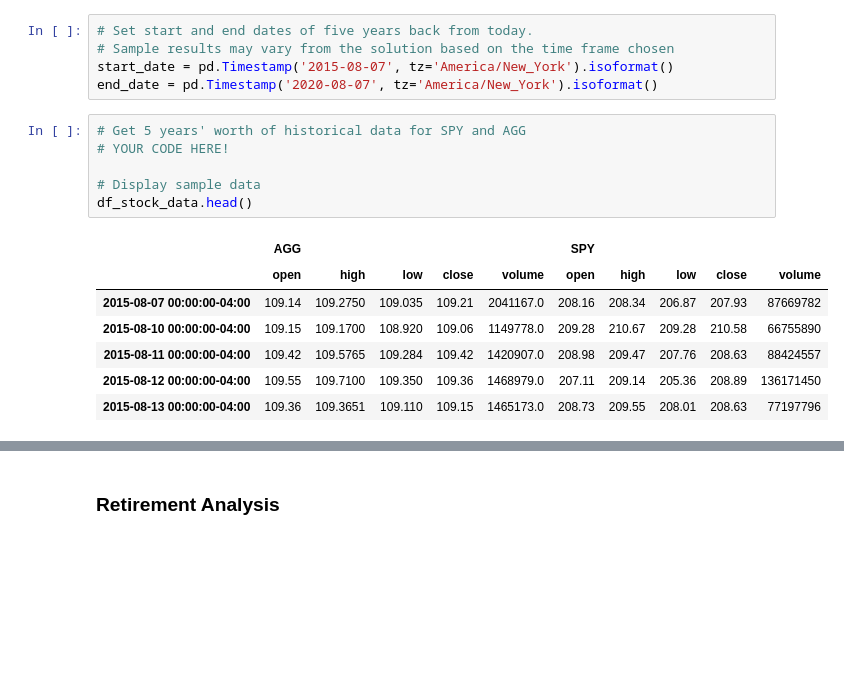
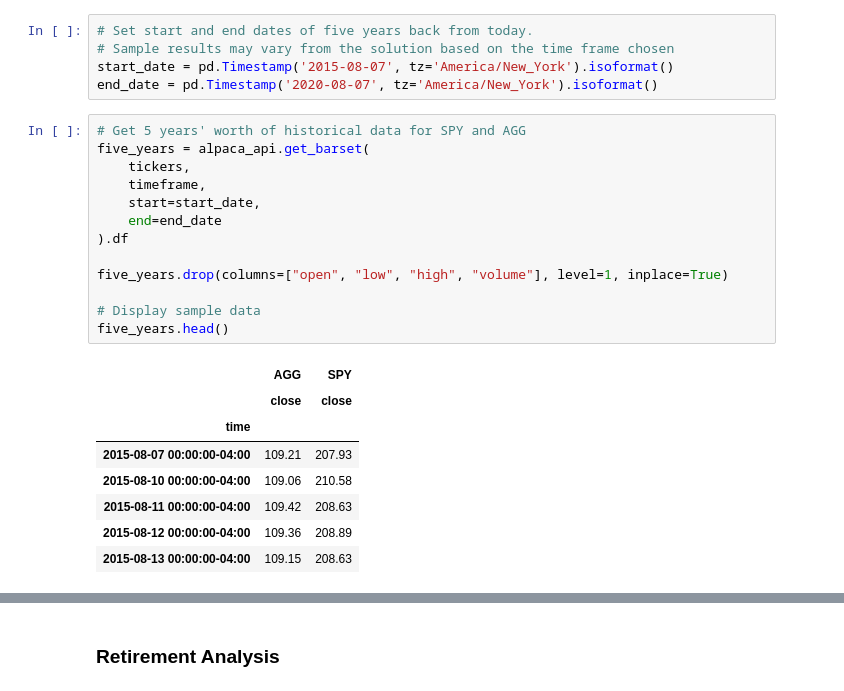
Before and after one commit to CapraRoyale/personal-finance-planning, a Jupyter notebook: financial-planner.ipynb, the cells around one changed output, grey strips where cells are left out. Cells and saved outputs as stored; diff of their text form; blank space fills up the shorter version.

```diff
--- a/financial-planner.ipynb
+++ b/financial-planner.ipynb
@@ -146,17 +167,25 @@ start_date = pd.Timestamp('2015-08-07', tz='America/New_York').isoformat()
 end_date = pd.Timestamp('2020-08-07', tz='America/New_York').isoformat()
 # %%
 # Get 5 years' worth of historical data for SPY and AGG
-# YOUR CODE HERE!
+five_years = alpaca_api.get_barset(
+    tickers,
+    timeframe,
+    start=start_date,
+    end=end_date
+).df
+
+five_years.drop(columns=["open", "low", "high", "volume"], level=1, inplace=True)
 
 # Display sample data
-df_stock_data.head()
+five_years.head()
 # %% [output]
-|  | AGG |  |  |  |  | SPY |  |  |  |  |
-|  | open | high | low | close | volume | open | high | low | close | volume |
-| 2015-08-07 00:00:00-04:00 | 109.14 | 109.2750 | 109.035 | 109.21 | 2041167.0 | 208.16 | 208.34 | 206.87 | 207.93 | 87669782 |
-| 2015-08-10 00:00:00-04:00 | 109.15 | 109.1700 | 108.920 | 109.06 | 1149778.0 | 209.28 | 210.67 | 209.28 | 210.58 | 66755890 |
-| 2015-08-11 00:00:00-04:00 | 109.42 | 109.5765 | 109.284 | 109.42 | 1420907.0 | 208.98 | 209.47 | 207.76 | 208.63 | 88424557 |
-| 2015-08-12 00:00:00-04:00 | 109.55 | 109.7100 | 109.350 | 109.36 | 1468979.0 | 207.11 | 209.14 | 205.36 | 208.89 | 136171450 |
-| 2015-08-13 00:00:00-04:00 | 109.36 | 109.3651 | 109.110 | 109.15 | 1465173.0 | 208.73 | 209.55 | 208.01 | 208.63 | 77197796 |
+|  | AGG | SPY |
+|  | close | close |
+| time |  |  |
+| 2015-08-07 00:00:00-04:00 | 109.21 | 207.93 |
+| 2015-08-10 00:00:00-04:00 | 109.06 | 210.58 |
+| 2015-08-11 00:00:00-04:00 | 109.42 | 208.63 |
+| 2015-08-12 00:00:00-04:00 | 109.36 | 208.89 |
+| 2015-08-13 00:00:00-04:00 | 109.15 | 208.63 |
 # %%
 # Configuring a Monte Carlo simulation to forecast 30 years cumulative returns
```
Also changed, not shown: parts of 28 cells of this notebook.
